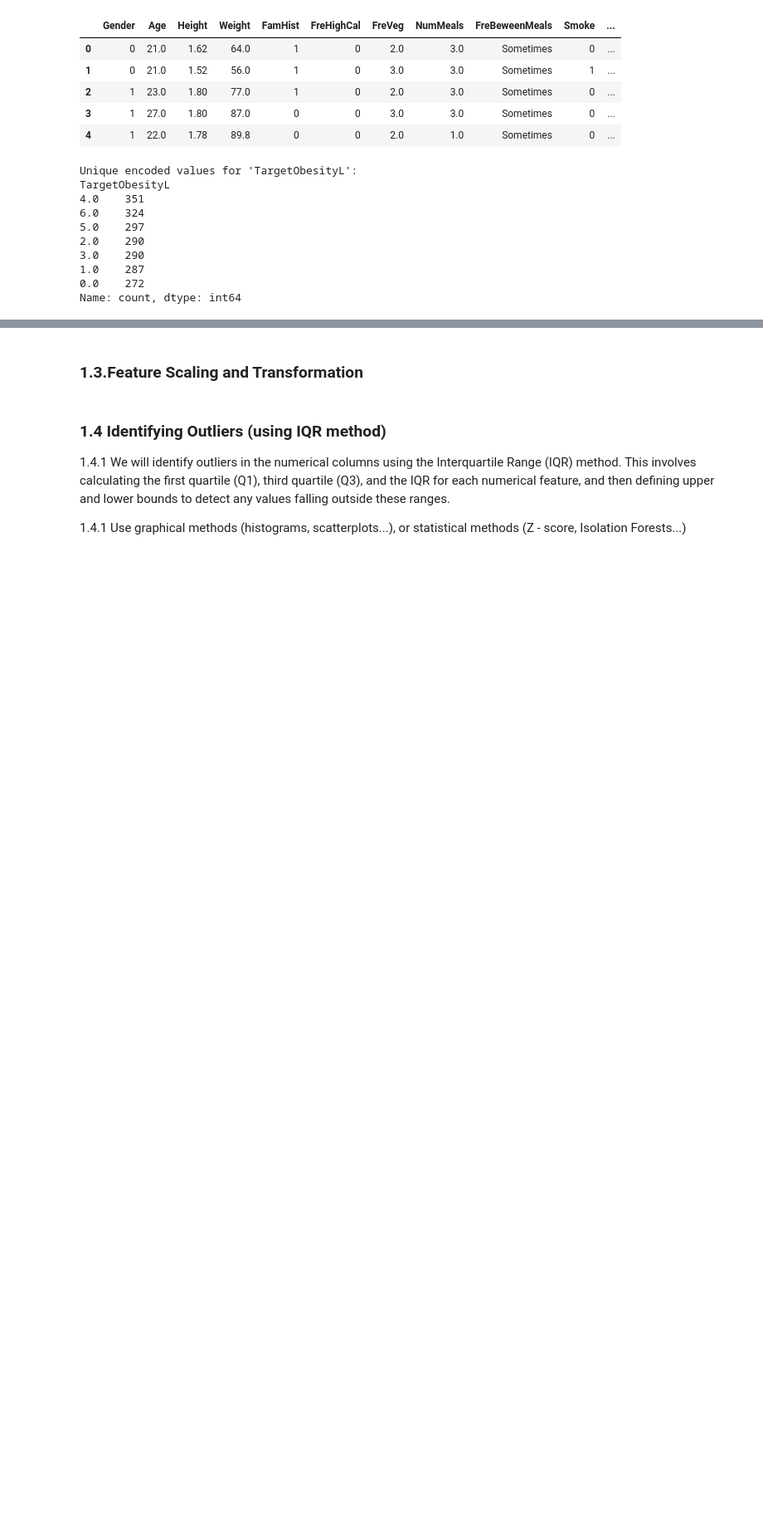
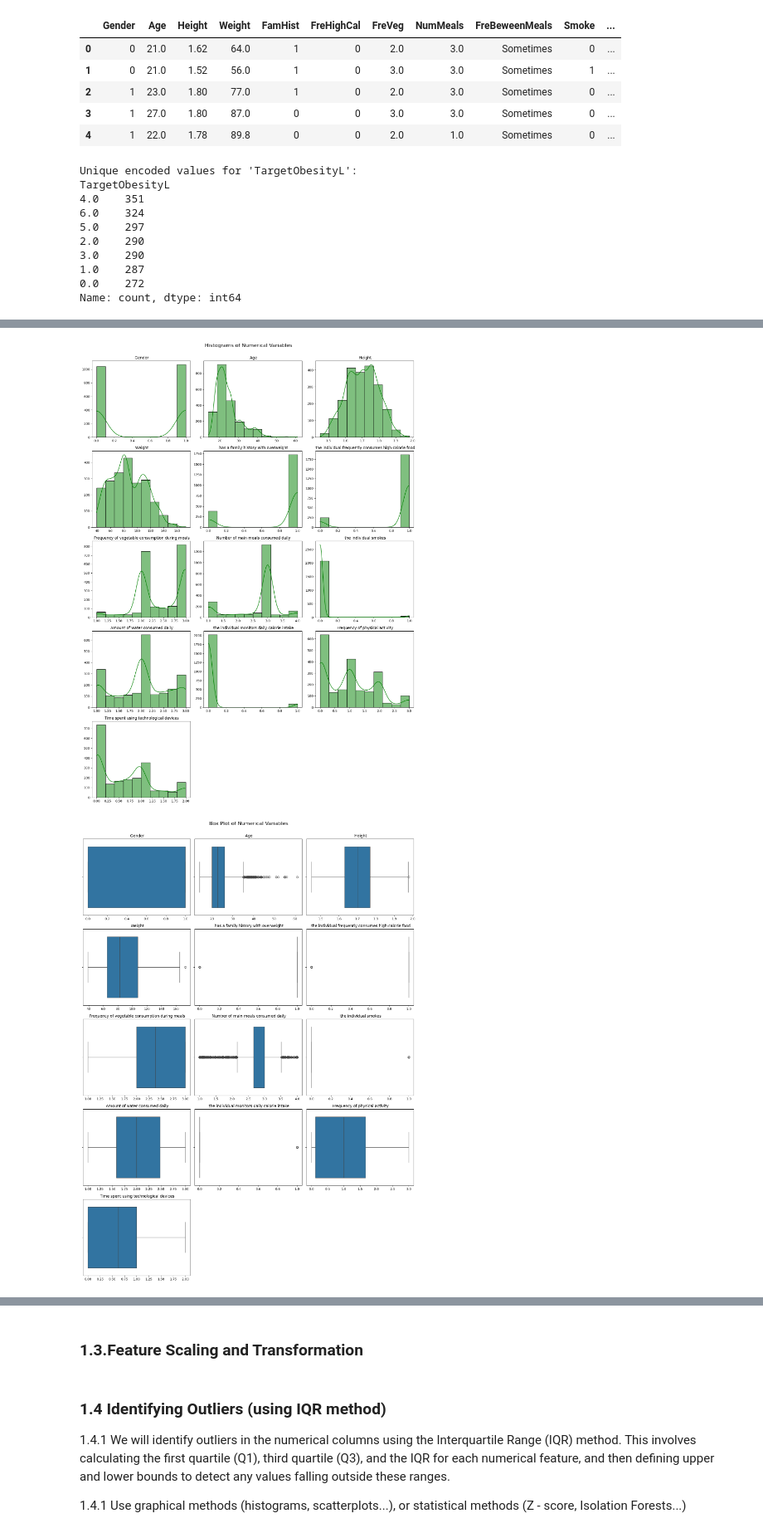
Before and after one commit to MInesGomes/DataScienceObesityLevels, a Jupyter notebook: DSGroup2.ipynb, the cells around one changed output, grey strips where cells are left out. Shown at 83% size. Saved outputs shown, nothing was run; the diff lists cells and outputs as text; code cells hidden in the pictures; blank space fills up the shorter version.

```diff
--- a/DSGroup2.ipynb
+++ b/DSGroup2.ipynb
@@ -607,0 +671,6 @@ for i, col in enumerate(numeric_columns):
+# %%
+numericColumnsPlot(df_clean, 3)
+numericColumnsPlot(df_clean, 3, BOX_PLOT )
+# %% [output]
+[figure, added]
+[figure, added]
```
Also changed, not shown: parts of 27 cells of this notebook.
